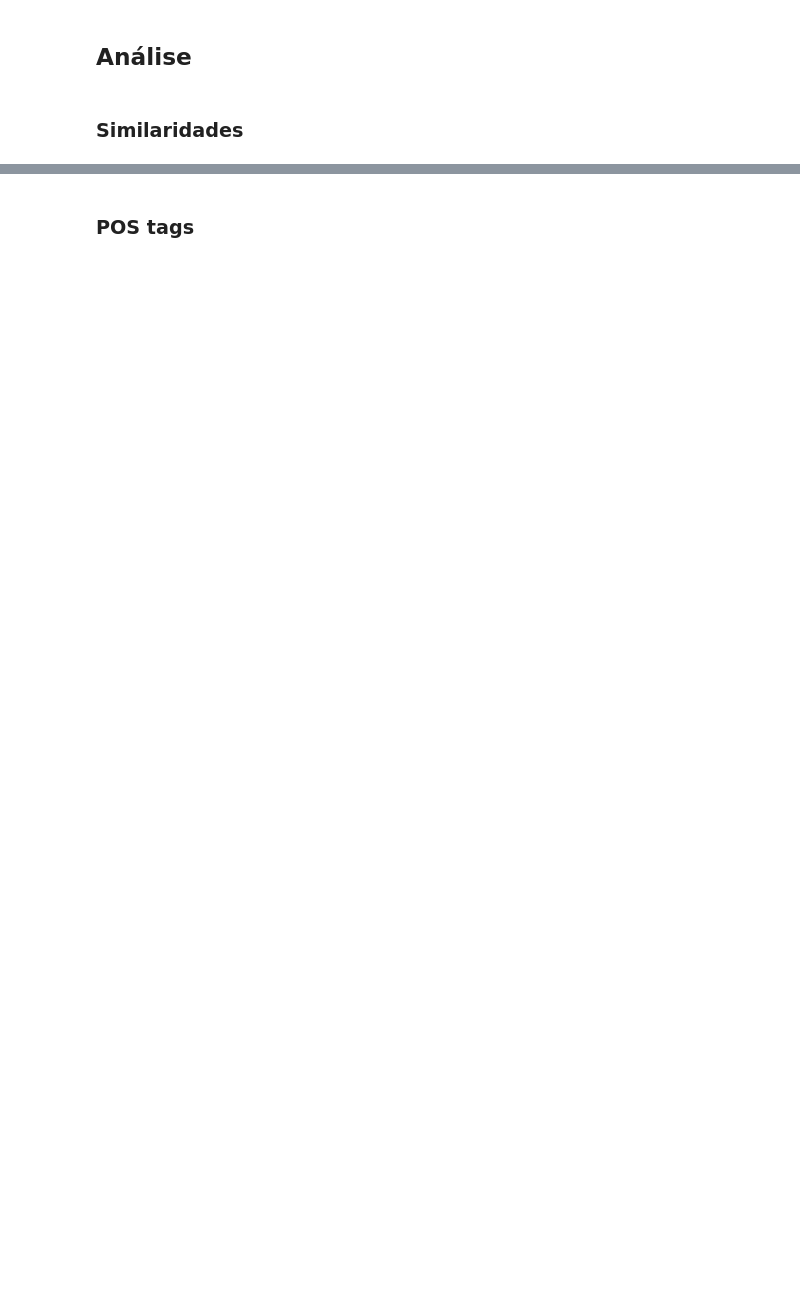
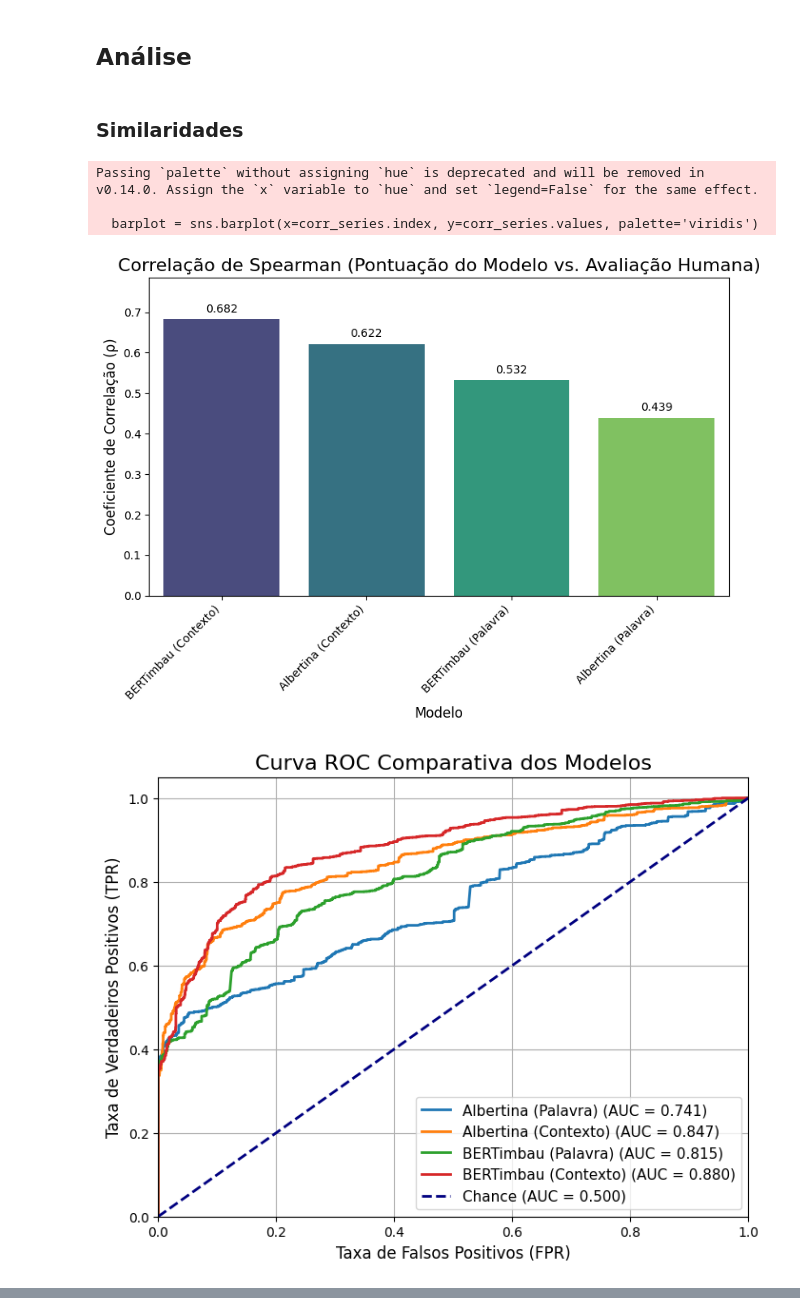
Before and after one commit to tuliosg/nlp-cloze, a Jupyter notebook: src/Análise dos modelos de linguagem.ipynb, the cells around one changed output, grey strips where cells are left out. Drawn from its saved outputs; the diff is of its cells as text; code cells hidden in the pictures; blank space fills up the shorter version.

```diff
--- a/src/Análise dos modelos de linguagem.ipynb
+++ b/src/Análise dos modelos de linguagem.ipynb
@@ -144,7 +141,7 @@ def processar_modelos(df: pd.DataFrame, modelos_config: list) -> pd.DataFrame:
 # %%
 EMBEDDING_CACHE = carregar_cache('../cache/embeddings_cache.pt')
 
-df = pd.read_csv('../data/processed/[eval]dados_teste-cloze.csv')
+df = pd.read_csv('../data/processed/[human-eval]dados_teste-cloze.csv')
 
 df['correcao_mapeada'] = df.apply(mapear_correcao_ordinal, axis=1)
 
@@ -154,6 +151,6 @@ modelos = [
 ]
 
 df = processar_modelos(df, modelos)
-df.to_csv('../data/processed/sim_eval_cloze-resultados.csv', index=False)
+df.to_csv('../data/processed/[sim-eval]dados_teste-cloze.csv', index=False)
 
 salvar_cache(EMBEDDING_CACHE, '../cache/embeddings_cache.pt')
@@ -193,9 +192,9 @@ def analisar_correlacao(df: pd.DataFrame, modelos_cols: list) -> pd.Series:
 
     corr_series = pd.Series(correlations).sort_values(ascending=False)
 
-    plt.figure(figsize=(10, 6))
+    plt.figure(figsize=(8, 6))
     barplot = sns.barplot(x=corr_series.index, y=corr_series.values, palette='viridis')
-    plt.title('Correlação de Spearman (Score do Modelo vs. Avaliação Humana)', fontsize=16)
+    plt.title('Correlação de Spearman (Pontuação do Modelo vs. Avaliação Humana)', fontsize=16)
     plt.ylabel('Coeficiente de Correlação (ρ)', fontsize=12)
     plt.xlabel('Modelo', fontsize=12)
     plt.xticks(rotation=45, ha='right')
@@ -208,34 +207,6 @@ def analisar_correlacao(df: pd.DataFrame, modelos_cols: list) -> pd.Series:
     plt.tight_layout()
     plt.show()
     return corr_series
-
-def analisar_matriz_correlacao(df: pd.DataFrame, modelos_cols: list):
-    """
-    Calcula e visualiza a matriz de correlação de Spearman completa como um heatmap.
-    """
-    df = df.copy()
-    cols_para_analise = modelos_cols + ['correcao_mapeada']
-
-    corr_matrix = df[cols_para_analise].corr(method='spearman')
-    corr_matrix.rename(
-            columns={'correcao_mapeada': 'Avaliação Humana'},
-            inplace=True
-        )
-    plt.figure(figsize=(10, 8))
-
-    sns.heatmap(corr_matrix,
-                annot=True,
-                cmap='viridis',
-                fmt='.2f',
-                linewidths=.5)
-
-    plt.title('Matriz de Correlação de Spearman entre Modelos e Avaliação Humana', fontsize=16)
-    plt.xticks(rotation=45, ha='right')
-    plt.yticks(rotation=0)
-    plt.tight_layout()
-    plt.show()
-
-    return corr_matrix['correcao_mapeada'].sort_values(ascending=False)
 # %%
 def analisar_classificacao(df: pd.DataFrame, modelos_cols: list) -> list:
     """
@@ -244,7 +215,7 @@ def analisar_classificacao(df: pd.DataFrame, modelos_cols: list) -> list:
     y_true = df['correcao_binaria']
     resultados_classificacao = []
 
-    plt.figure(figsize=(11, 9))
+    plt.figure(figsize=(8, 6))
     for modelo in modelos_cols:
         y_score = df[modelo]
 
@@ -279,17 +250,22 @@ def analisar_classificacao(df: pd.DataFrame, modelos_cols: list) -> list:
 
     return resultados_classificacao
 # %%
-df_eval = pd.read_csv('../data/processed/sim_eval_cloze-resultados.csv')
+df_eval = pd.read_csv('../data/processed/[sim-eval]dados_teste-cloze.csv')
 
 df_processado, lista_modelos = pre_processamento(df_eval)
 
 corr_resultados = analisar_correlacao(df_processado, lista_modelos)
-corr_matriz = analisar_matriz_correlacao(df_processado, lista_modelos)
 class_resultados = analisar_classificacao(df_processado, lista_modelos)
 
 df_class = pd.DataFrame(class_resultados).set_index('modelo')
 df_corr = pd.DataFrame(corr_resultados).rename(columns={0: 'spearman_correlation'})
 
 df_relatorio_final = df_class.join(df_corr).sort_values(by='AUC', ascending=False)
 
 display(df_relatorio_final)
+# %% [output]
+Passing `palette` without assigning `hue` is deprecated and will be removed in v0.14.0. Assign the `x` variable to `hue` and set `legend=False` for the same effect.
+
+  barplot = sns.barplot(x=corr_series.index, y=corr_series.values, palette='viridis')
+[figure, added]
+[figure, added]
@@ -296,2 +277,0 @@ display(df_relatorio_final)
-# %% [markdown]
-### **POS tags**
```
Also changed, not shown: parts of 8 cells of this notebook, 17 other files.
